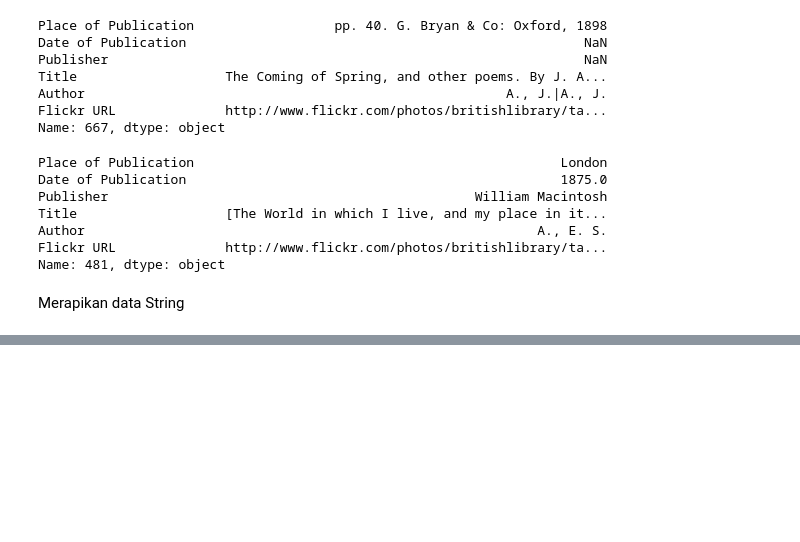
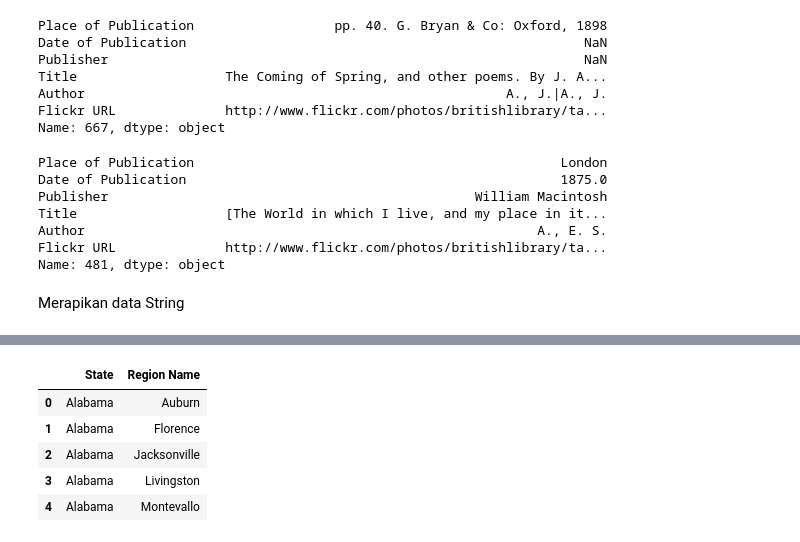
Before and after one commit to yuliusius1/metodelogi_data_science_b_repo, a Jupyter notebook: Pertemuan7/DataPreparation.ipynb, the cells around one changed output, grey strips where cells are left out. Saved outputs shown, nothing was run; the diff lists cells and outputs as text; code cells hidden in the pictures; blank space fills up the shorter version.

```diff
--- a/Pertemuan7/DataPreparation.ipynb
+++ b/Pertemuan7/DataPreparation.ipynb
@@ -253,0 +285,19 @@ df.head()
+# %%
+def getCity(item):
+    if '(' in item:
+        return item[:item.find('(')]
+    elif '[' in item:
+        return item[:item.find('[')]
+    else:
+        return item
+# %%
+dfCity =  dfCity.applymap(getCity)
+# %%
+dfCity.head()
+# %% [output]
+|  | State | Region Name |
+| 0 | Alabama | Auburn |
+| 1 | Alabama | Florence |
+| 2 | Alabama | Jacksonville |
+| 3 | Alabama | Livingston |
+| 4 | Alabama | Montevallo |
```
Also changed, not shown: parts of 4 cells of this notebook, 1 other file.
